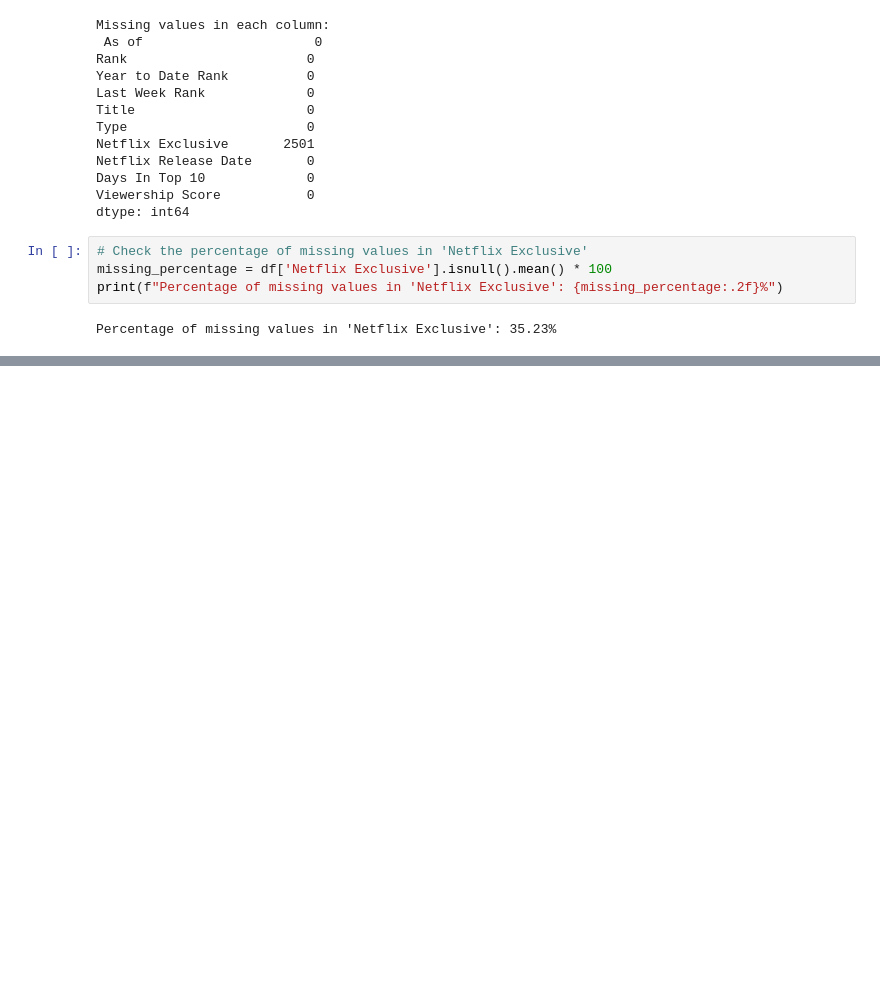
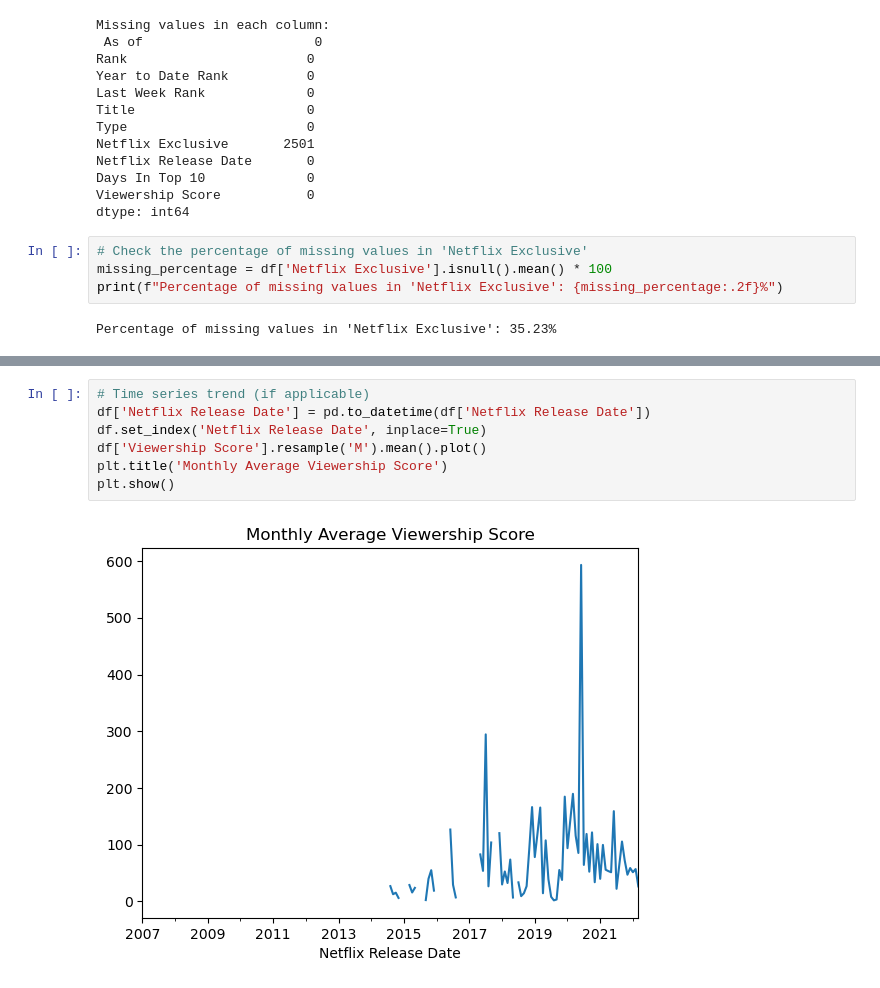
Before and after one commit to jeanniehalvorson/Springboard, a Jupyter notebook: Capstone Three/Capstone 3 - Netflix's Daily Top 10 Rankings.ipynb, the cells around one changed output, grey strips where cells are left out. Drawn from its saved outputs; the diff is of its cells as text; blank space fills up the shorter version.

```diff
--- a/Capstone Three/Capstone 3 - Netflix's Daily Top 10 Rankings.ipynb
+++ b/Capstone Three/Capstone 3 - Netflix's Daily Top 10 Rankings.ipynb
@@ -118,0 +155,9 @@ In this data wrangling section, we systematically prepared the Netflix daily top
+# %%
+# Time series trend (if applicable)
+df['Netflix Release Date'] = pd.to_datetime(df['Netflix Release Date'])
+df.set_index('Netflix Release Date', inplace=True)
+df['Viewership Score'].resample('M').mean().plot()
+plt.title('Monthly Average Viewership Score')
+plt.show()
+# %% [output]
+[figure, added]
```
Also changed, not shown: parts of 12 cells of this notebook.
